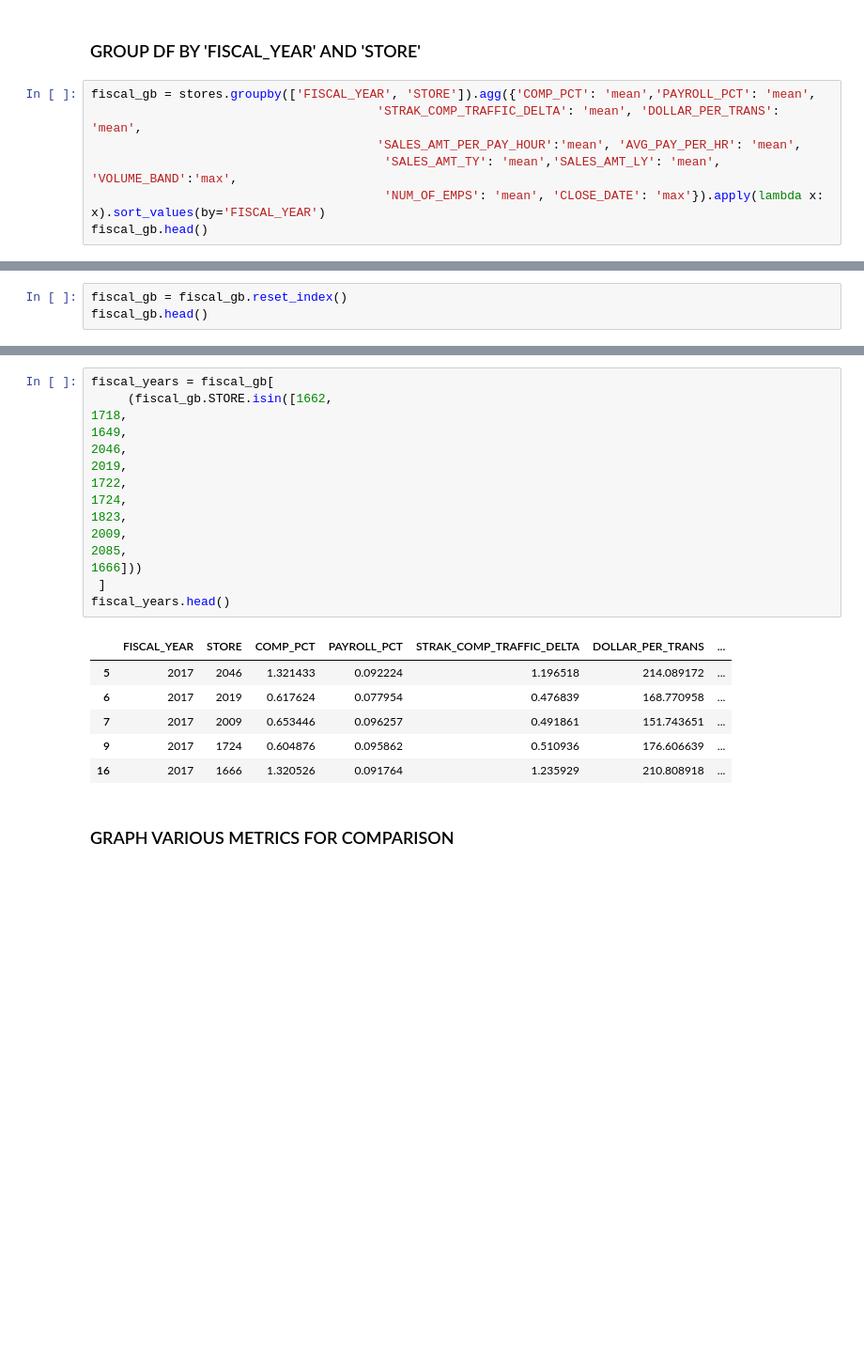
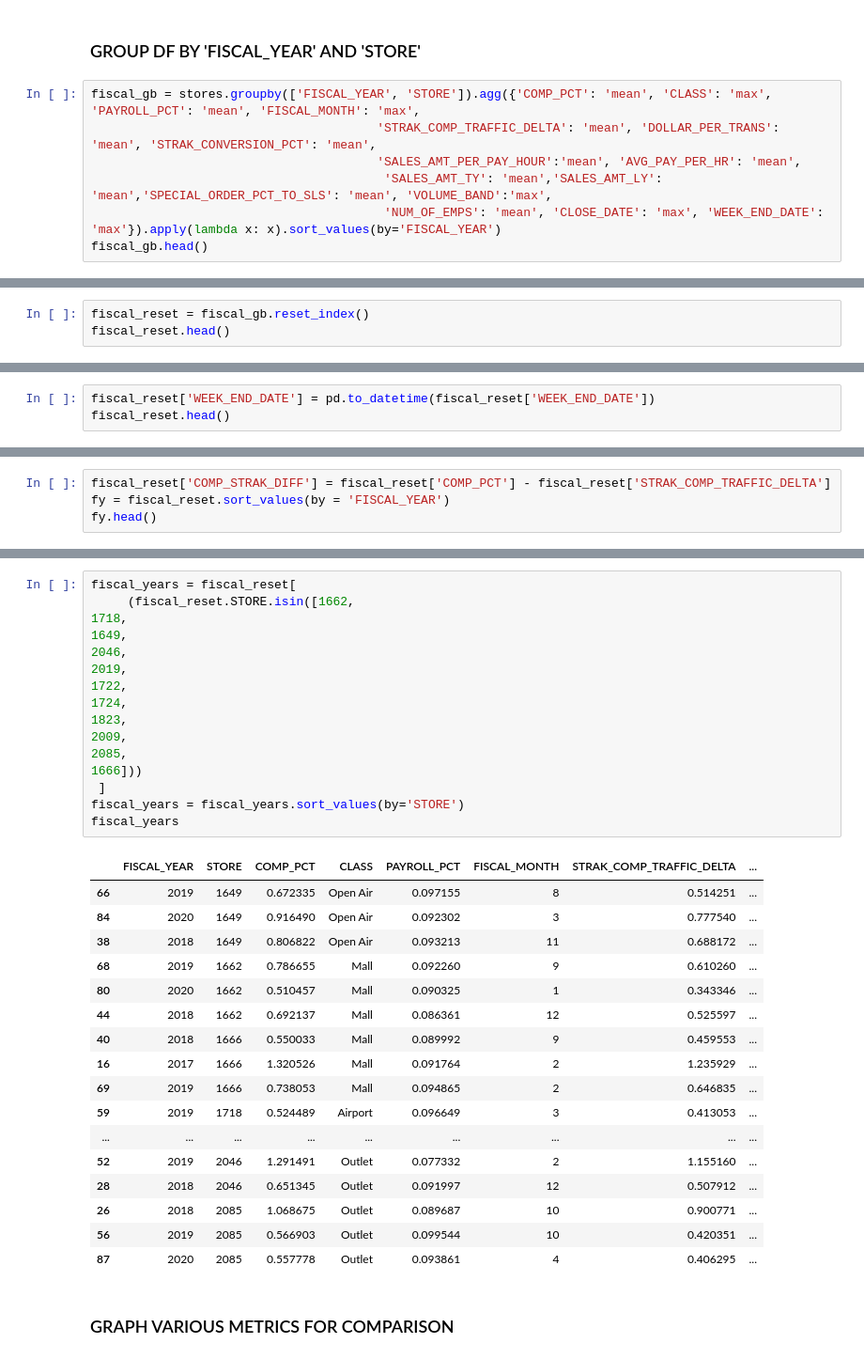
Before and after one commit to RakshandaKaukab05/Percent-comp-increase-sandals, a Jupyter notebook: MB_genesco_C.ipynb, the cells around one changed output, grey strips where cells are left out. Shown at 94% size. Saved outputs shown, nothing was run; the diff lists cells and outputs as text; blank space fills up the shorter version.

```diff
--- a/MB_genesco_C.ipynb
+++ b/MB_genesco_C.ipynb
@@ -195,10 +244,10 @@ stores.head()
 # %% [markdown]
 ### GROUP DF BY 'FISCAL_YEAR' AND 'STORE'
 # %%
-fiscal_gb = stores.groupby(['FISCAL_YEAR', 'STORE']).agg({'COMP_PCT': 'mean','PAYROLL_PCT': 'mean',
-                                       'STRAK_COMP_TRAFFIC_DELTA': 'mean', 'DOLLAR_PER_TRANS': 'mean',
+fiscal_gb = stores.groupby(['FISCAL_YEAR', 'STORE']).agg({'COMP_PCT': 'mean', 'CLASS': 'max', 'PAYROLL_PCT': 'mean', 'FISCAL_MONTH': 'max',
+                                       'STRAK_COMP_TRAFFIC_DELTA': 'mean', 'DOLLAR_PER_TRANS': 'mean', 'STRAK_CONVERSION_PCT': 'mean',
                                        'SALES_AMT_PER_PAY_HOUR':'mean', 'AVG_PAY_PER_HR': 'mean',
-                                        'SALES_AMT_TY': 'mean','SALES_AMT_LY': 'mean', 'VOLUME_BAND':'max',
-                                        'NUM_OF_EMPS': 'mean', 'CLOSE_DATE': 'max'}).apply(lambda x: x).sort_values(by='FISCAL_YEAR')
+                                        'SALES_AMT_TY': 'mean','SALES_AMT_LY': 'mean','SPECIAL_ORDER_PCT_TO_SLS': 'mean', 'VOLUME_BAND':'max',
+                                        'NUM_OF_EMPS': 'mean', 'CLOSE_DATE': 'max', 'WEEK_END_DATE': 'max'}).apply(lambda x: x).sort_values(by='FISCAL_YEAR')
 fiscal_gb.head()
 # %% [output]
@@ -212,4 +266,4 @@ fiscal_gb.head()
 # %%
-fiscal_gb = fiscal_gb.reset_index()
-fiscal_gb.head()
+fiscal_reset = fiscal_gb.reset_index()
+fiscal_reset.head()
 # %% [output]
@@ -221,0 +276,3 @@ fiscal_gb.head()
+# %%
+fiscal_reset['WEEK_END_DATE'] = pd.to_datetime(fiscal_reset['WEEK_END_DATE'])
+fiscal_reset.head()
@@ -221,0 +288,4 @@ fiscal_gb.head()
+# %%
+fiscal_reset['COMP_STRAK_DIFF'] = fiscal_reset['COMP_PCT'] - fiscal_reset['STRAK_COMP_TRAFFIC_DELTA']
+fy = fiscal_reset.sort_values(by = 'FISCAL_YEAR')
+fy.head()
@@ -222,25 +487,37 @@ fiscal_gb.head()
 # %%
-fiscal_years = fiscal_gb[
-     (fiscal_gb.STORE.isin([1662,
+fiscal_years = fiscal_reset[
+     (fiscal_reset.STORE.isin([1662,
 1718,
 1649,
 2046,
 2019,
 1722,
 1724,
 1823,
 2009,
 2085,
 1666]))
  ]
-fiscal_years.head()
+fiscal_years = fiscal_years.sort_values(by='STORE')
+fiscal_years
 # %% [output]
-|  | FISCAL_YEAR | STORE | COMP_PCT | PAYROLL_PCT | STRAK_COMP_TRAFFIC_DELTA | DOLLAR_PER_TRANS | ... |
-| 5 | 2017 | 2046 | 1.321433 | 0.092224 | 1.196518 | 214.089172 | ... |
-| 6 | 2017 | 2019 | 0.617624 | 0.077954 | 0.476839 | 168.770958 | ... |
-| 7 | 2017 | 2009 | 0.653446 | 0.096257 | 0.491861 | 151.743651 | ... |
-| 9 | 2017 | 1724 | 0.604876 | 0.095862 | 0.510936 | 176.606639 | ... |
-| 16 | 2017 | 1666 | 1.320526 | 0.091764 | 1.235929 | 210.808918 | ... |
+|  | FISCAL_YEAR | STORE | COMP_PCT | CLASS | PAYROLL_PCT | FISCAL_MONTH | STRAK_COMP_TRAFFIC_DELTA | ... |
+| 66 | 2019 | 1649 | 0.672335 | Open Air | 0.097155 | 8 | 0.514251 | ... |
+| 84 | 2020 | 1649 | 0.916490 | Open Air | 0.092302 | 3 | 0.777540 | ... |
+| 38 | 2018 | 1649 | 0.806822 | Open Air | 0.093213 | 11 | 0.688172 | ... |
+| 68 | 2019 | 1662 | 0.786655 | Mall | 0.092260 | 9 | 0.610260 | ... |
+| 80 | 2020 | 1662 | 0.510457 | Mall | 0.090325 | 1 | 0.343346 | ... |
+| 44 | 2018 | 1662 | 0.692137 | Mall | 0.086361 | 12 | 0.525597 | ... |
+| 40 | 2018 | 1666 | 0.550033 | Mall | 0.089992 | 9 | 0.459553 | ... |
+| 16 | 2017 | 1666 | 1.320526 | Mall | 0.091764 | 2 | 1.235929 | ... |
+| 69 | 2019 | 1666 | 0.738053 | Mall | 0.094865 | 2 | 0.646835 | ... |
+| 59 | 2019 | 1718 | 0.524489 | Airport | 0.096649 | 3 | 0.413053 | ... |
+| ... | ... | ... | ... | ... | ... | ... | ... | ... |
+| 52 | 2019 | 2046 | 1.291491 | Outlet | 0.077332 | 2 | 1.155160 | ... |
+| 28 | 2018 | 2046 | 0.651345 | Outlet | 0.091997 | 12 | 0.507912 | ... |
+| 26 | 2018 | 2085 | 1.068675 | Outlet | 0.089687 | 10 | 0.900771 | ... |
+| 56 | 2019 | 2085 | 0.566903 | Outlet | 0.099544 | 10 | 0.420351 | ... |
+| 87 | 2020 | 2085 | 0.557778 | Outlet | 0.093861 | 4 | 0.406295 | ... |
 # %% [markdown]
 ### GRAPH VARIOUS METRICS FOR COMPARISON
 # %%
```
Also changed, not shown: parts of 70 cells of this notebook.
